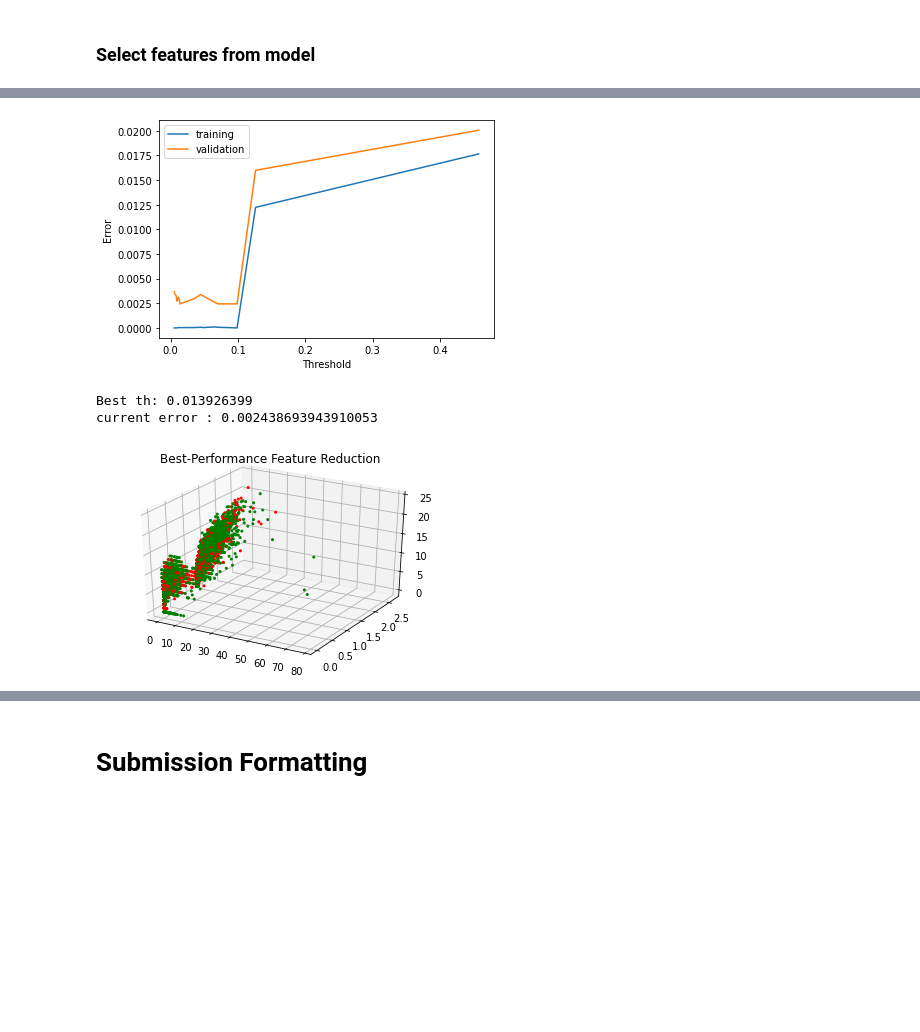
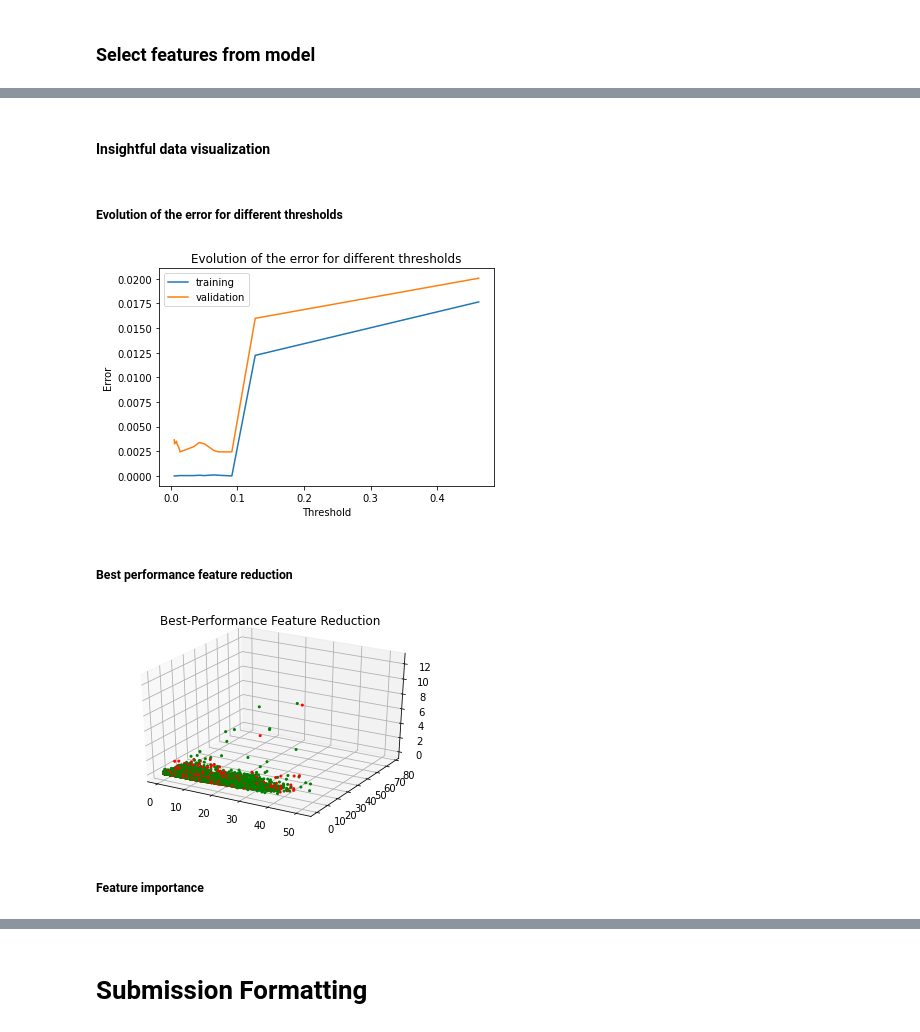
Before and after one commit to sergio-gimenez/anomaly-4G-detection, a Jupyter notebook: MLEARN_Competition_GimenezCastell.ipynb, the cells around one changed output, grey strips where cells are left out. Cells and saved outputs as stored; diff of their text form; code cells hidden in the pictures; blank space fills up the shorter version.

```diff
--- a/MLEARN_Competition_GimenezCastell.ipynb
+++ b/MLEARN_Competition_GimenezCastell.ipynb
@@ -72,8 +91,8 @@ def refactorFeaturesDataframe(data):
   return data
 # %%
 #Refactoring data from features to useful values
-%%capture
-X_train = refactorFeaturesDataframe(X_train).to_numpy()
+X_train_df = refactorFeaturesDataframe(X_train)
+X_train = X_train_df.to_numpy()
 y_train = y_train.to_numpy()
 X_validation = refactorFeaturesDataframe(X_validation).to_numpy()
 y_validation = y_validation.to_numpy()
@@ -85,10 +211,5 @@ X_test = refactorFeaturesDataframe(test).to_numpy()
 # %%
-from sklearn.ensemble import VotingClassifier
-from sklearn.ensemble import GradientBoostingClassifier
-from sklearn.ensemble import AdaBoostClassifier
-from sklearn.tree import DecisionTreeClassifier
-from sklearn.neighbors import KNeighborsClassifier
-from xgboost import XGBClassifier
+from xgboost import XGBClassifier, plot_importance
 from joblib import dump, load
 from google.colab import files
 from scipy.stats import uniform, randint
@@ -123,10 +244,6 @@ except:
   }
 
   #clf_GS = RandomizedSearchCV(estimator=pipe, param_distributions=parameters, n_jobs=10, verbose=1, cv=5, n_iter= 500)
-  clf_GS = RandomizedSearchCV(estimator=pipe, param_distributions=parameters, n_jobs=10, verbose=1, cv=3, n_iter= 1)
+  clf_GS = RandomizedSearchCV(estimator=pipe, param_distributions=parameters, n_jobs=10, verbose=1, cv=[(slice(None), slice(None))], n_iter= 1)
   clf_GS.fit(X_train, y_train)
-
-  #Save the model in a file and download locally.
-  # dump(clf_GS, 'xgb_model.joblib')
-  # files.download('xgb_model.joblib')
 # %% [output]
@@ -144,33 +263,32 @@ if training:
 
   treshold_train_error = []
   treshold_val_error = []
-
-
   thresholds = np.sort(clf_GS.best_estimator_.named_steps["xgb_clf"].feature_importances_)
 
-  i = 0
   current_error = 100.0
   best_th = 0
+
   for thresh in thresholds:
+
+    # Do a feature reduction with relevant feature
     new_X_train = X_train
     selection = SelectFromModel(clf_GS.best_estimator_.named_steps["xgb_clf"], threshold=thresh, prefit=True)
     select_X_train = selection.transform(new_X_train)
-    if select_X_train.shape[1] == 3:
-      best_transformation = select_X_train
-    # print(select_X_train)
-    # print(select_X_train.shape)
-    # print("\n------------------\n")
 
-    selection_model = RandomizedSearchCV(estimator=pipe, param_distributions=parameters, n_jobs=10, cv=3, n_iter= 1)
+    # Fit the classifier with the reduced dataset
+    selection_model = RandomizedSearchCV(estimator=pipe, param_distributions=parameters, n_jobs=10, verbose=1, cv=[(slice(None), slice(None))], n_iter= 1)
     selection_model.fit(select_X_train, y_train)
 
-
+    # Evaluate predictions with the dataset trained with the feature reduction
     pred_train = selection_model.predict(select_X_train)
     select_X_val = selection.transform(X_validation)
     pred_val = selection_model.predict(select_X_val)
 
-    i = i + 1
 
+    """"
+         Classification report
+         ---------------------
+    """
     train_error = 1. - accuracy_score(y_train, pred_train)
     train_cmat = confusion_matrix(y_train, pred_train)
     val_error = 1. - accuracy_score(y_validation, pred_val)
@@ -192,4 +310,5 @@ if training:
     if val_error < current_error:
       current_error = val_error
       best_th = thresh
+      best_transformation = select_X_train
 # %% [output]
@@ -213,18 +464,20 @@ test confusion matrix:
+# %% [markdown]
+#### Insightful data visualization
+# %% [markdown]
+##### Evolution of the error for different thresholds
 # %%
   fig, ax = plt.subplots()
   ax.plot(thresholds, treshold_train_error, label='training')
   ax.plot(thresholds, treshold_val_error, label='validation')
   ax.set(xlabel='Threshold', ylabel='Error')
   ax.legend()
+  plt.title('Evolution of the error for different thresholds')
   plt.show()
 # %% [output]
-[figure, old version]
+[figure, new version]
+# %% [markdown]
+##### Best performance feature reduction
 # %%
-  print('Best th:', best_th)
-  print('current error :', current_error)
-
-
-  #TODO plot best estimator
   colors=['green' if l==0 else 'red' for l in y_train]
   fig = plt.figure()
   ax = fig.add_subplot(111, projection='3d')
@@ -233,8 +486,8 @@ test confusion matrix:
   plt.title('Best-Performance Feature Reduction')
   plt.show()
 # %% [output]
-Best th: 0.013926399
-current error : 0.002438693943910053
-[figure, old version]
+[figure, new version]
+# %% [markdown]
+##### Feature importance
 # %%
   feature_importances = clf_GS.best_estimator_.named_steps["xgb_clf"].feature_importances_
```
Also changed, not shown: parts of 34 cells of this notebook.
